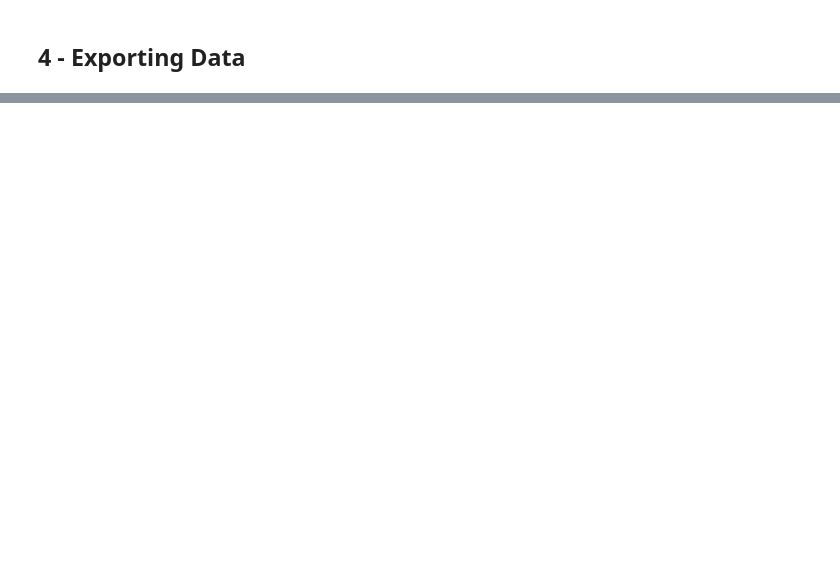
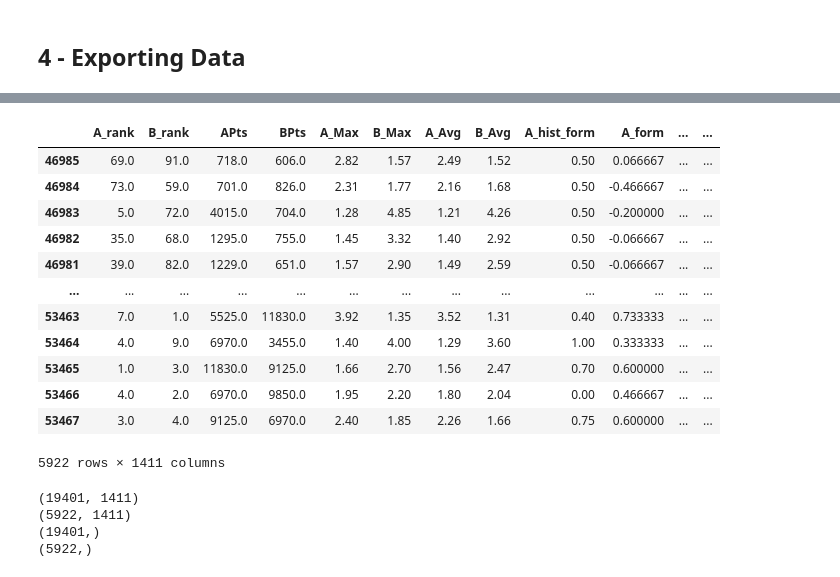
Before and after one commit to jb-c/Tennis_Betting, a Jupyter notebook: 3. ML/ML Exploration.ipynb, the cells around one changed output, grey strips where cells are left out. Cells and saved outputs as stored; diff of their text form; code cells hidden in the pictures; blank space fills up the shorter version.

```diff
--- a/3. ML/ML Exploration.ipynb
+++ b/3. ML/ML Exploration.ipynb
@@ -323,3 +323,27 @@ X_train, X_test, y_train, y_test = train_test_split(X, y, test_size=0.25, random
+# %%
+X_test
+# %% [output]
+|  | A_rank | B_rank | APts | BPts | A_Max | B_Max | A_Avg | B_Avg | A_hist_form | A_form | ... | ... |
+| 46985 | 69.0 | 91.0 | 718.0 | 606.0 | 2.82 | 1.57 | 2.49 | 1.52 | 0.50 | 0.066667 | ... | ... |
+| 46984 | 73.0 | 59.0 | 701.0 | 826.0 | 2.31 | 1.77 | 2.16 | 1.68 | 0.50 | -0.466667 | ... | ... |
+| 46983 | 5.0 | 72.0 | 4015.0 | 704.0 | 1.28 | 4.85 | 1.21 | 4.26 | 0.50 | -0.200000 | ... | ... |
+| 46982 | 35.0 | 68.0 | 1295.0 | 755.0 | 1.45 | 3.32 | 1.40 | 2.92 | 0.50 | -0.066667 | ... | ... |
+| 46981 | 39.0 | 82.0 | 1229.0 | 651.0 | 1.57 | 2.90 | 1.49 | 2.59 | 0.50 | -0.066667 | ... | ... |
+| ... | ... | ... | ... | ... | ... | ... | ... | ... | ... | ... | ... | ... |
+| 53463 | 7.0 | 1.0 | 5525.0 | 11830.0 | 3.92 | 1.35 | 3.52 | 1.31 | 0.40 | 0.733333 | ... | ... |
+| 53464 | 4.0 | 9.0 | 6970.0 | 3455.0 | 1.40 | 4.00 | 1.29 | 3.60 | 1.00 | 0.333333 | ... | ... |
+| 53465 | 1.0 | 3.0 | 11830.0 | 9125.0 | 1.66 | 2.70 | 1.56 | 2.47 | 0.70 | 0.600000 | ... | ... |
+| 53466 | 4.0 | 2.0 | 6970.0 | 9850.0 | 1.95 | 2.20 | 1.80 | 2.04 | 0.00 | 0.466667 | ... | ... |
+| 53467 | 3.0 | 4.0 | 9125.0 | 6970.0 | 2.40 | 1.85 | 2.26 | 1.66 | 0.75 | 0.600000 | ... | ... |
+5922 rows × 1411 columns
+# %%
+for df in [X_train, X_test, y_train, y_test]:
+    print(df.shape)
+# %% [output]
+(19401, 1411)
+(5922, 1411)
+(19401,)
+(5922,)
 # %%
 import pickle
 
```
Also changed, not shown: parts of 26 cells of this notebook, 10 other files.
